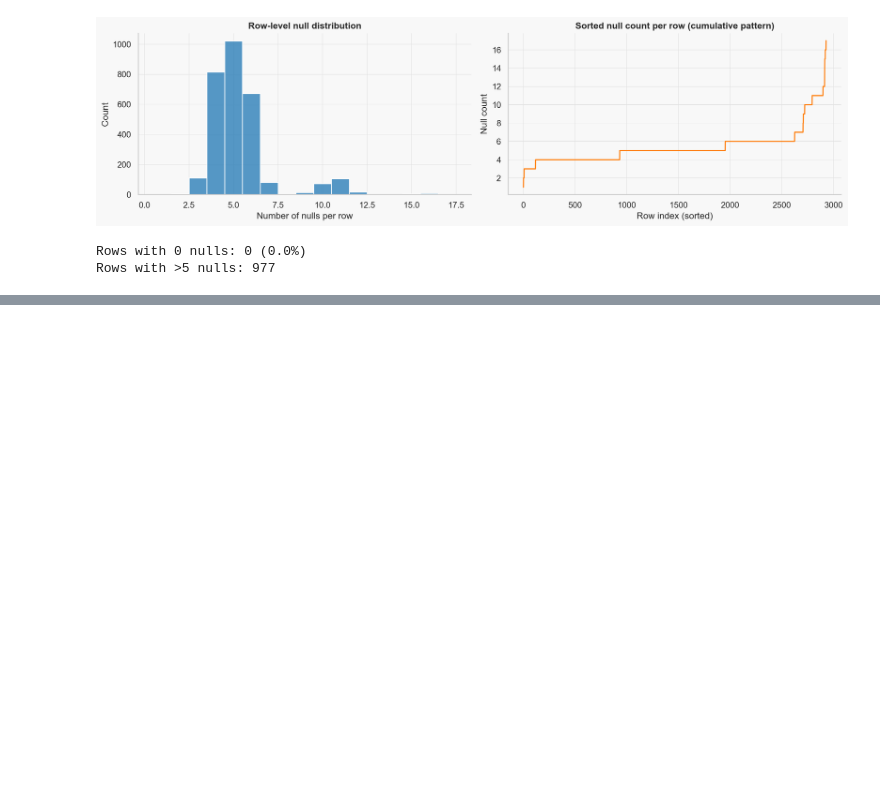
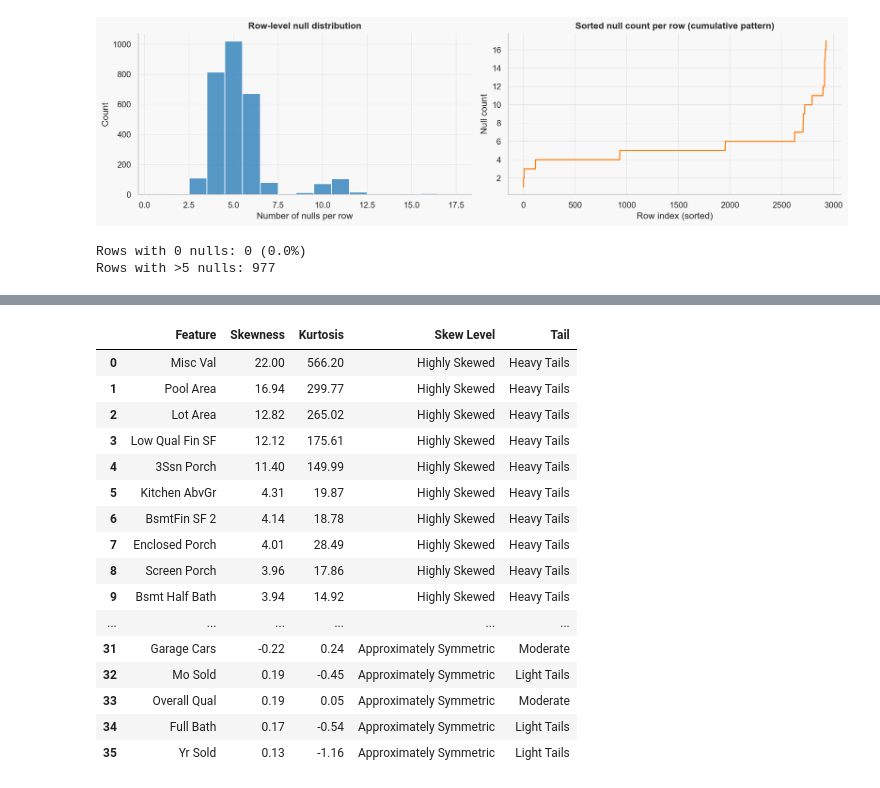
Before and after one commit to ViShEsHK2412/macro-pricer, a Jupyter notebook: notebooks/first.ipynb, the cells around one changed output, grey strips where cells are left out. Cells and saved outputs as stored; diff of their text form; code cells hidden in the pictures; blank space fills up the shorter version.

```diff
--- a/notebooks/first.ipynb
+++ b/notebooks/first.ipynb
@@ -592,0 +613,68 @@ display(stats_dict.T)
+# %%
+# ==========================================
+# Skewness & Kurtosis Summary
+# ==========================================
+
+skew_kurt = pd.DataFrame({
+    "Feature": NUM_COLS,
+    "Skewness": df[NUM_COLS].skew(),
+    "Kurtosis": df[NUM_COLS].kurt()
+})
+
+# Absolute skewness for ranking
+skew_kurt["|Skew|"] = skew_kurt["Skewness"].abs()
+
+# Interpretation columns
+skew_kurt["Skew Level"] = pd.cut(
+    skew_kurt["|Skew|"],
+    bins=[-1, 0.5, 0.75, 2, float("inf")],
+    labels=[
+        "Approximately Symmetric",
+        "Mild",
+        "Moderate",
+        "Highly Skewed"
+    ]
+)
+
+skew_kurt["Tail"] = skew_kurt["Kurtosis"].apply(
+    lambda x:
+        "Heavy Tails" if x > 3 else
+        "Moderate" if x > 0 else
+        "Light Tails"
+)
+
+# Sort by highest skewness
+skew_kurt = (
+    skew_kurt
+    .sort_values("|Skew|", ascending=False)
+    .drop(columns="|Skew|")
+    .reset_index(drop=True)
+)
+
+display(
+    skew_kurt.style
+    .format({
+        "Skewness": "{:.2f}",
+        "Kurtosis": "{:.2f}"
+    })
+    .background_gradient(subset=["Skewness"], cmap="Reds")
+    .background_gradient(subset=["Kurtosis"], cmap="Oranges")
+)
+# %% [output]
+|  | Feature | Skewness | Kurtosis | Skew Level | Tail |
+| 0 | Misc Val | 22.00 | 566.20 | Highly Skewed | Heavy Tails |
+| 1 | Pool Area | 16.94 | 299.77 | Highly Skewed | Heavy Tails |
+| 2 | Lot Area | 12.82 | 265.02 | Highly Skewed | Heavy Tails |
+| 3 | Low Qual Fin SF | 12.12 | 175.61 | Highly Skewed | Heavy Tails |
+| 4 | 3Ssn Porch | 11.40 | 149.99 | Highly Skewed | Heavy Tails |
+| 5 | Kitchen AbvGr | 4.31 | 19.87 | Highly Skewed | Heavy Tails |
+| 6 | BsmtFin SF 2 | 4.14 | 18.78 | Highly Skewed | Heavy Tails |
+| 7 | Enclosed Porch | 4.01 | 28.49 | Highly Skewed | Heavy Tails |
+| 8 | Screen Porch | 3.96 | 17.86 | Highly Skewed | Heavy Tails |
+| 9 | Bsmt Half Bath | 3.94 | 14.92 | Highly Skewed | Heavy Tails |
+| ... | ... | ... | ... | ... | ... |
+| 31 | Garage Cars | -0.22 | 0.24 | Approximately Symmetric | Moderate |
+| 32 | Mo Sold | 0.19 | -0.45 | Approximately Symmetric | Light Tails |
+| 33 | Overall Qual | 0.19 | 0.05 | Approximately Symmetric | Moderate |
+| 34 | Full Bath | 0.17 | -0.54 | Approximately Symmetric | Light Tails |
+| 35 | Yr Sold | 0.13 | -1.16 | Approximately Symmetric | Light Tails |
```
Also changed, not shown: parts of 5 cells of this notebook.
